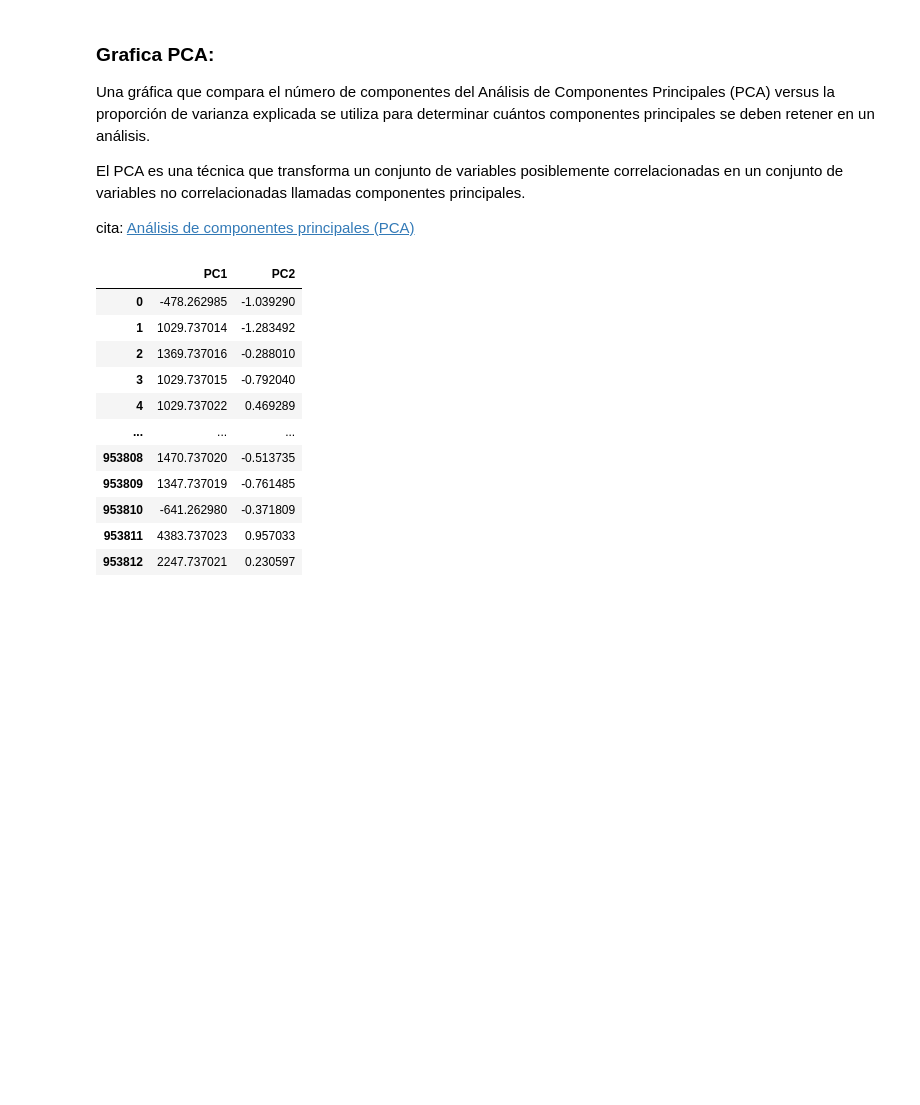
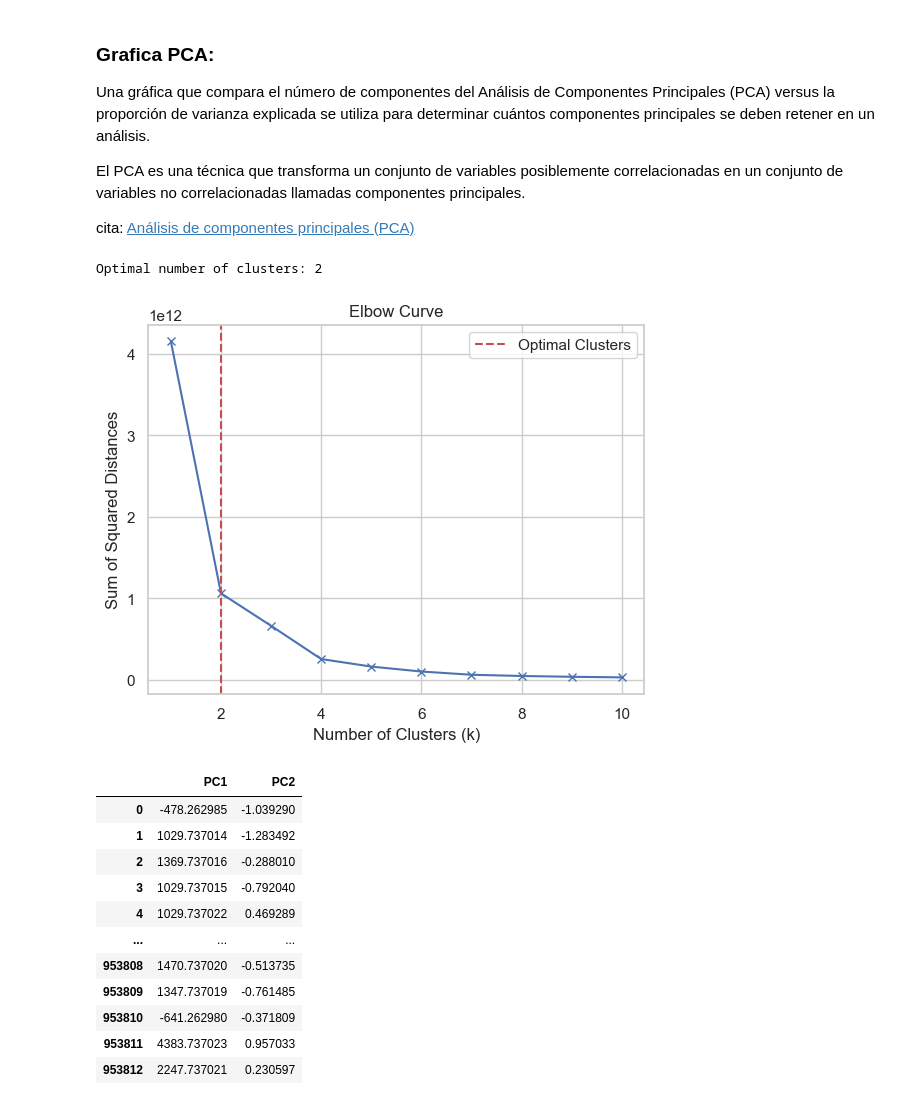
Before and after one commit to AndresQuinto5/IA_LAB4, a Jupyter notebook: Laboratorio4.ipynb, the cells around one changed output. Saved outputs shown, nothing was run; the diff lists cells and outputs as text; code cells hidden in the pictures; blank space fills up the shorter version.

```diff
--- a/Laboratorio4.ipynb
+++ b/Laboratorio4.ipynb
@@ -638,6 +599,44 @@ Una gráfica que compara el número de componentes del Análisis de Componentes
 El PCA es una técnica que transforma un conjunto de variables posiblemente correlacionadas en un conjunto de variables no correlacionadas llamadas componentes principales.
 
 cita: [Análisis de componentes principales (PCA)](https://es.mathworks.com/help/stats/principal-component-analysis-pca.html)
+# %%
+# Specify the range of k values to evaluate
+k_values = range(1, 11)
+
+# Create a KMeans instance
+kmeans = KMeans(random_state=0)
+
+# Fit the KMeans model to the data
+kmeans.fit(df_pca)
+
+# Calculate the sum of squared distances for each value of k
+sse = []
+for k in k_values:
+    kmeans = KMeans(n_clusters=k, random_state=0)
+    kmeans.fit(df_pca)
+    sse.append(kmeans.inertia_)
+
+# Find the optimal number of clusters using the KneeLocator
+kl = KneeLocator(k_values, sse, curve='convex', direction='decreasing')
+optimal_k = kl.elbow
+
+# Print the optimal number of clusters
+print('Optimal number of clusters:', optimal_k)
+
+# Plot the elbow curve
+plt.plot(k_values, sse, 'bx-')
+plt.xlabel('Number of Clusters (k)')
+plt.ylabel('Sum of Squared Distances')
+plt.title('Elbow Curve')
+
+# Draw a line or boundary at the optimal number of clusters
+plt.axvline(x=optimal_k, color='r', linestyle='--', label='Optimal Clusters')
+
+plt.legend()
+plt.show()
+# %% [output]
+Optimal number of clusters: 2
+[figure, added]
 # %%
 df_pca
 # %% [output]
```
Also changed, not shown: parts of 6 cells of this notebook, 1 other file.
